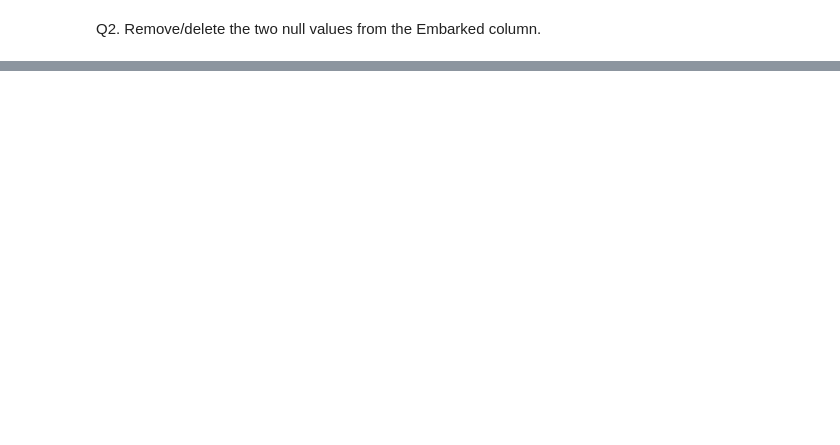
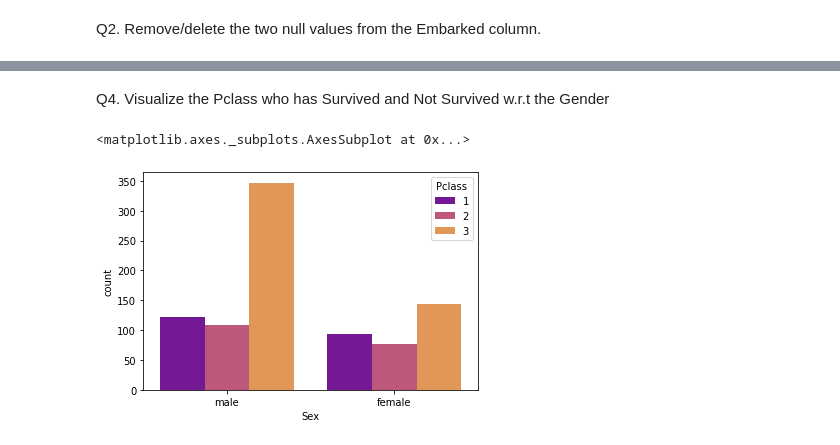
Before and after one commit to RiddhiShirole/1.Write-a-program-to-Swap-to-two-numbers, a Jupyter notebook: Untitled0.ipynb, the cells around one changed output, grey strips where cells are left out. Saved outputs shown, nothing was run; the diff lists cells and outputs as text; code cells hidden in the pictures; blank space fills up the shorter version.

```diff
--- a/Untitled0.ipynb
+++ b/Untitled0.ipynb
@@ -152,0 +165,7 @@ Q2. Remove/delete the two null values from the Embarked column.
+# %% [markdown]
+ Q4. Visualize the Pclass who has Survived and Not Survived w.r.t the Gender
+# %%
+sns.countplot(x='Sex',data=df,hue='Pclass',palette='plasma')
+# %% [output]
+<matplotlib.axes._subplots.AxesSubplot at 0x...>
+[figure, added]
```
Also changed, not shown: parts of 5 cells of this notebook.
